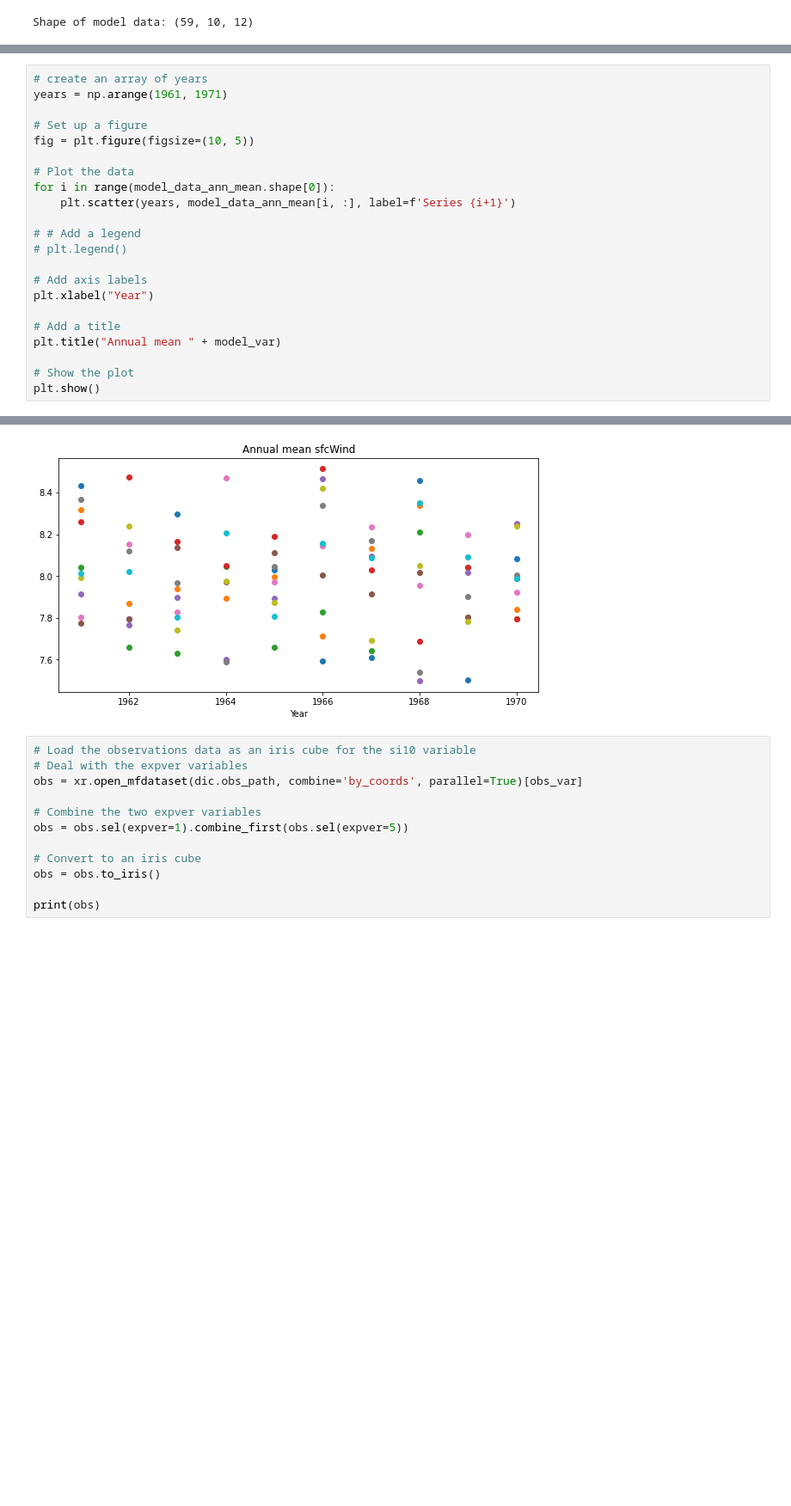
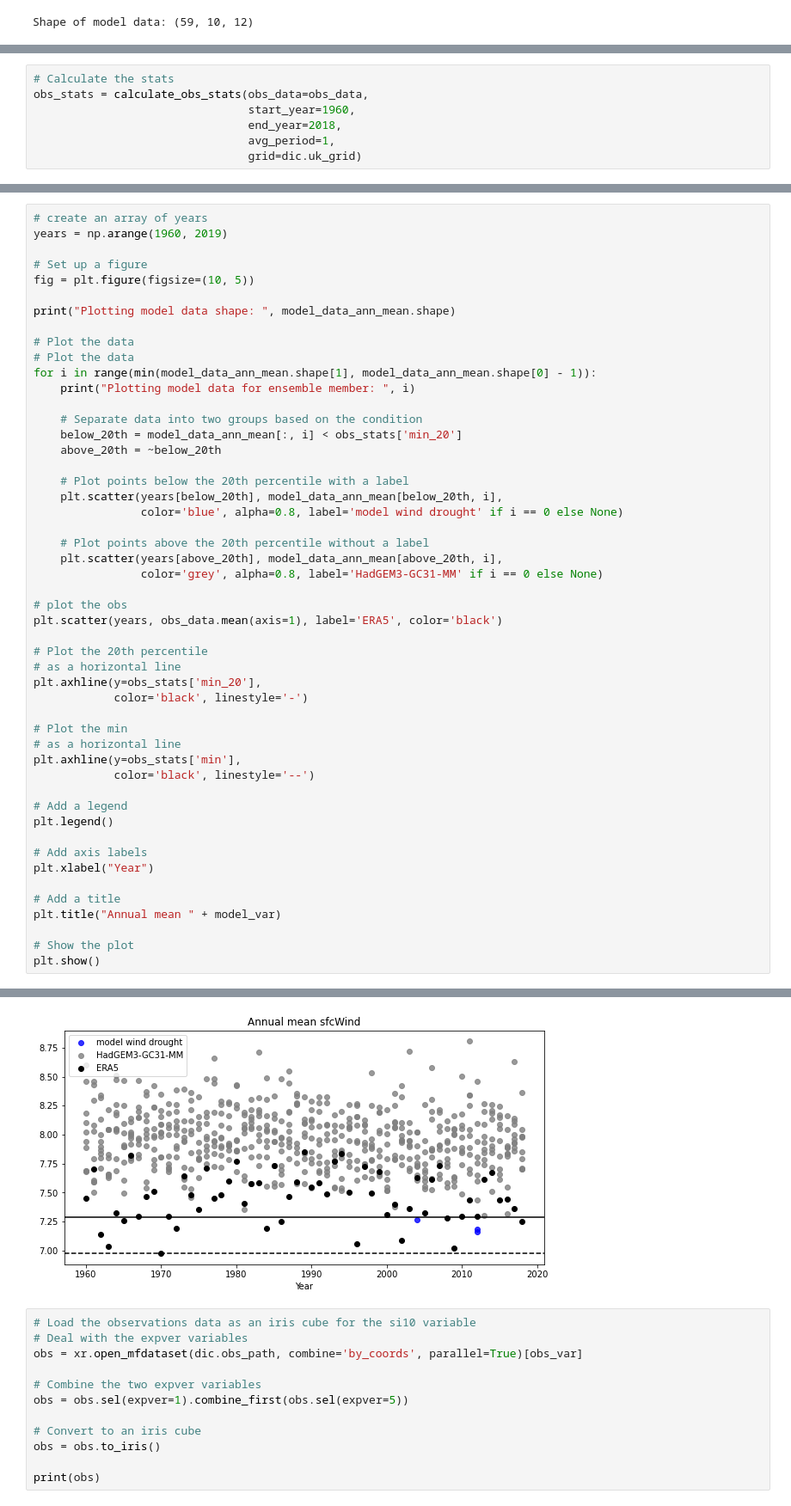
Before and after one commit to benhutchmet/multi_year_unseen, a Jupyter notebook: multi_year_unseen.ipynb, the cells around one changed output, grey strips where cells are left out. Shown at 86% size. Drawn from its saved outputs; the diff is of its cells as text; blank space fills up the shorter version.

Commit message:
updates to plotting

```diff
--- a/multi_year_unseen.ipynb
+++ b/multi_year_unseen.ipynb
@@ -160,0 +162,7 @@ Shape of obs data: (59, 12)
+# %%
+# Calculate the stats
+obs_stats = calculate_obs_stats(obs_data=obs_data,
+                                start_year=1960,
+                                end_year=2018,
+                                avg_period=1,
+                                grid=dic.uk_grid)
@@ -187,16 +199,44 @@ print(model_data_ann_mean.shape)
 # %%
 # create an array of years
-years = np.arange(1961, 1971)
+years = np.arange(1960, 2019)
 
 # Set up a figure
 fig = plt.figure(figsize=(10, 5))
 
+print("Plotting model data shape: ", model_data_ann_mean.shape)
+
 # Plot the data
-for i in range(model_data_ann_mean.shape[0]):
-    plt.scatter(years, model_data_ann_mean[i, :], label=f'Series {i+1}')
+# Plot the data
+for i in range(min(model_data_ann_mean.shape[1], model_data_ann_mean.shape[0] - 1)):
+    print("Plotting model data for ensemble member: ", i)
 
-# # Add a legend
-# plt.legend()
+    # Separate data into two groups based on the condition
+    below_20th = model_data_ann_mean[:, i] < obs_stats['min_20']
+    above_20th = ~below_20th
+
+    # Plot points below the 20th percentile with a label
+    plt.scatter(years[below_20th], model_data_ann_mean[below_20th, i],
+                color='blue', alpha=0.8, label='model wind drought' if i == 0 else None)
+
+    # Plot points above the 20th percentile without a label
+    plt.scatter(years[above_20th], model_data_ann_mean[above_20th, i],
+                color='grey', alpha=0.8, label='HadGEM3-GC31-MM' if i == 0 else None)
+
+# plot the obs
+plt.scatter(years, obs_data.mean(axis=1), label='ERA5', color='black')
+
+# Plot the 20th percentile
+# as a horizontal line
+plt.axhline(y=obs_stats['min_20'],
+            color='black', linestyle='-')
+
+# Plot the min
+# as a horizontal line
+plt.axhline(y=obs_stats['min'],
+            color='black', linestyle='--')
+
+# Add a legend
+plt.legend()
 
 # Add axis labels
 plt.xlabel("Year")
@@ -210,4 +261,4 @@ plt.show()
-[figure, old version]
+[figure, new version]
 # %%
 # Load the observations data as an iris cube for the si10 variable
 # Deal with the expver variables
```
Also changed, not shown: parts of 5 cells of this notebook, 2 other files.
